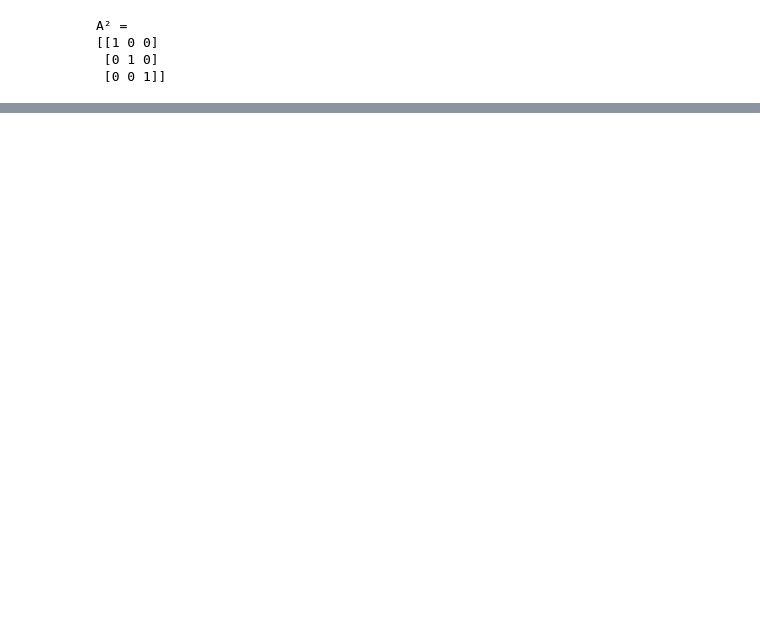
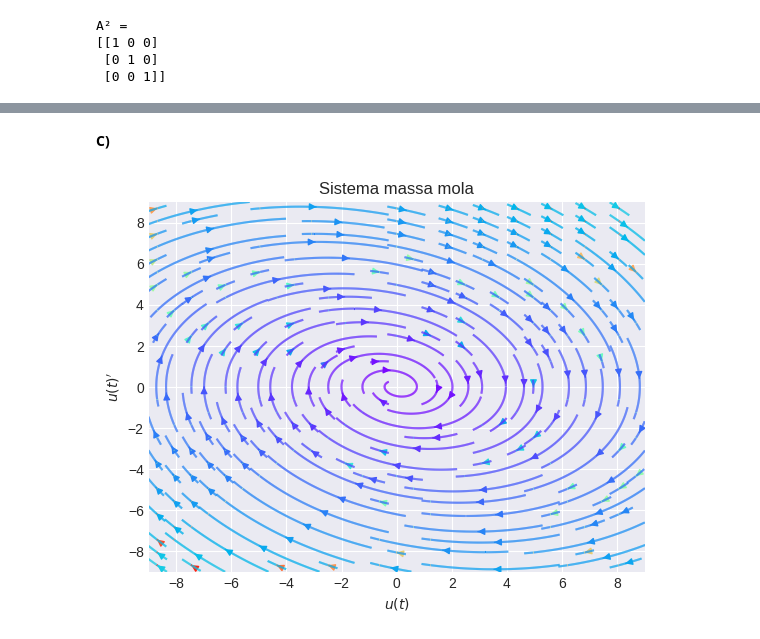
Before and after one commit to FerPapi/fineng-mba-usp, a Jupyter notebook: linalg/lista_1.ipynb, the cells around one changed output, grey strips where cells are left out. Saved outputs shown, nothing was run; the diff lists cells and outputs as text; code cells hidden in the pictures; blank space fills up the shorter version.

```diff
--- a/linalg/lista_1.ipynb
+++ b/linalg/lista_1.ipynb
@@ -211,0 +296,13 @@ H) $A^{n} = A^{n-1}*A = (I)^{(n-1)/2}*A = A$
+# %% [markdown]
+**C)**
+# %%
+def mass_spring(x, dx):
+    k = 2
+    m = 3
+    gamma = 0.8
+    return dx, (-k*x - gamma*dx)/m
+
+MassSpring = phaseportrait.PhasePortrait2D(mass_spring, [-9, 9], Title='Sistema massa mola', xlabel=r"$u(t)$", ylabel=r"$u(t)'$")
+_ = MassSpring.plot()
+# %% [output]
+[figure, added]
```
Also changed, not shown: parts of 25 cells of this notebook, 5 other files.
